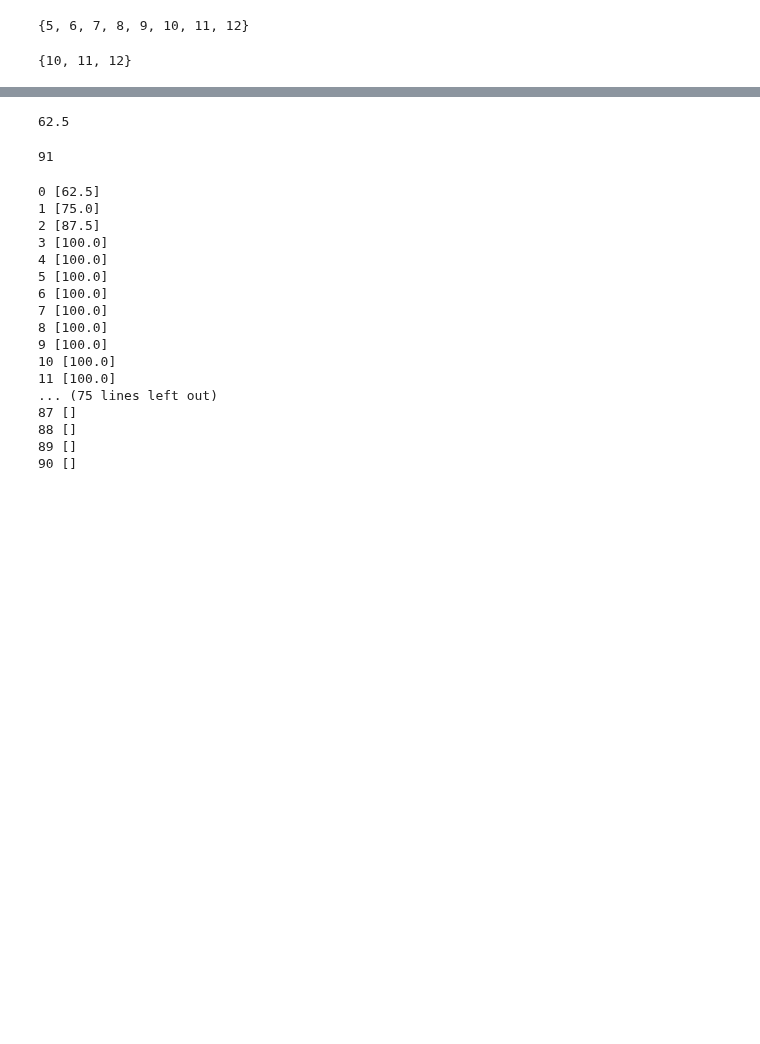
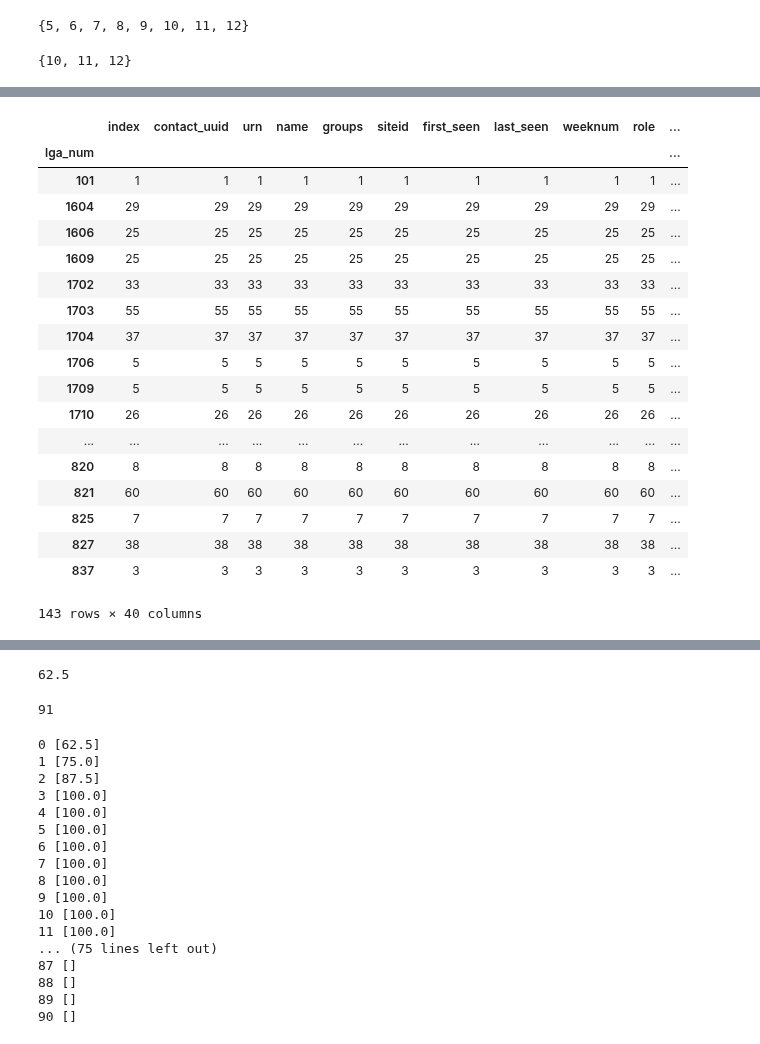
Before and after one commit to RobertJohnston/IMAM, a Jupyter notebook: Reporting Rate.ipynb, the cells around one changed output, grey strips where cells are left out. Saved outputs shown, nothing was run; the diff lists cells and outputs as text; code cells hidden in the pictures; blank space fills up the shorter version.

```diff
--- a/Reporting Rate.ipynb
+++ b/Reporting Rate.ipynb
@@ -370,0 +394,22 @@ df.query('since_x_weeks<=8').query('siteid>101110001').query('3611110033==siteid
+# %%
+df.query('since_x_weeks<=8').groupby(df['lga_num']).count()
+# %% [output]
+|  | index | contact_uuid | urn | name | groups | siteid | first_seen | last_seen | weeknum | role | ... |
+| lga_num |  |  |  |  |  |  |  |  |  |  | ... |
+| 101 | 1 | 1 | 1 | 1 | 1 | 1 | 1 | 1 | 1 | 1 | ... |
+| 1604 | 29 | 29 | 29 | 29 | 29 | 29 | 29 | 29 | 29 | 29 | ... |
+| 1606 | 25 | 25 | 25 | 25 | 25 | 25 | 25 | 25 | 25 | 25 | ... |
+| 1609 | 25 | 25 | 25 | 25 | 25 | 25 | 25 | 25 | 25 | 25 | ... |
+| 1702 | 33 | 33 | 33 | 33 | 33 | 33 | 33 | 33 | 33 | 33 | ... |
+| 1703 | 55 | 55 | 55 | 55 | 55 | 55 | 55 | 55 | 55 | 55 | ... |
+| 1704 | 37 | 37 | 37 | 37 | 37 | 37 | 37 | 37 | 37 | 37 | ... |
+| 1706 | 5 | 5 | 5 | 5 | 5 | 5 | 5 | 5 | 5 | 5 | ... |
+| 1709 | 5 | 5 | 5 | 5 | 5 | 5 | 5 | 5 | 5 | 5 | ... |
+| 1710 | 26 | 26 | 26 | 26 | 26 | 26 | 26 | 26 | 26 | 26 | ... |
+| ... | ... | ... | ... | ... | ... | ... | ... | ... | ... | ... | ... |
+| 820 | 8 | 8 | 8 | 8 | 8 | 8 | 8 | 8 | 8 | 8 | ... |
+| 821 | 60 | 60 | 60 | 60 | 60 | 60 | 60 | 60 | 60 | 60 | ... |
+| 825 | 7 | 7 | 7 | 7 | 7 | 7 | 7 | 7 | 7 | 7 | ... |
+| 827 | 38 | 38 | 38 | 38 | 38 | 38 | 38 | 38 | 38 | 38 | ... |
+| 837 | 3 | 3 | 3 | 3 | 3 | 3 | 3 | 3 | 3 | 3 | ... |
+143 rows × 40 columns
```
Also changed, not shown: parts of 29 cells of this notebook, 5 other files.
